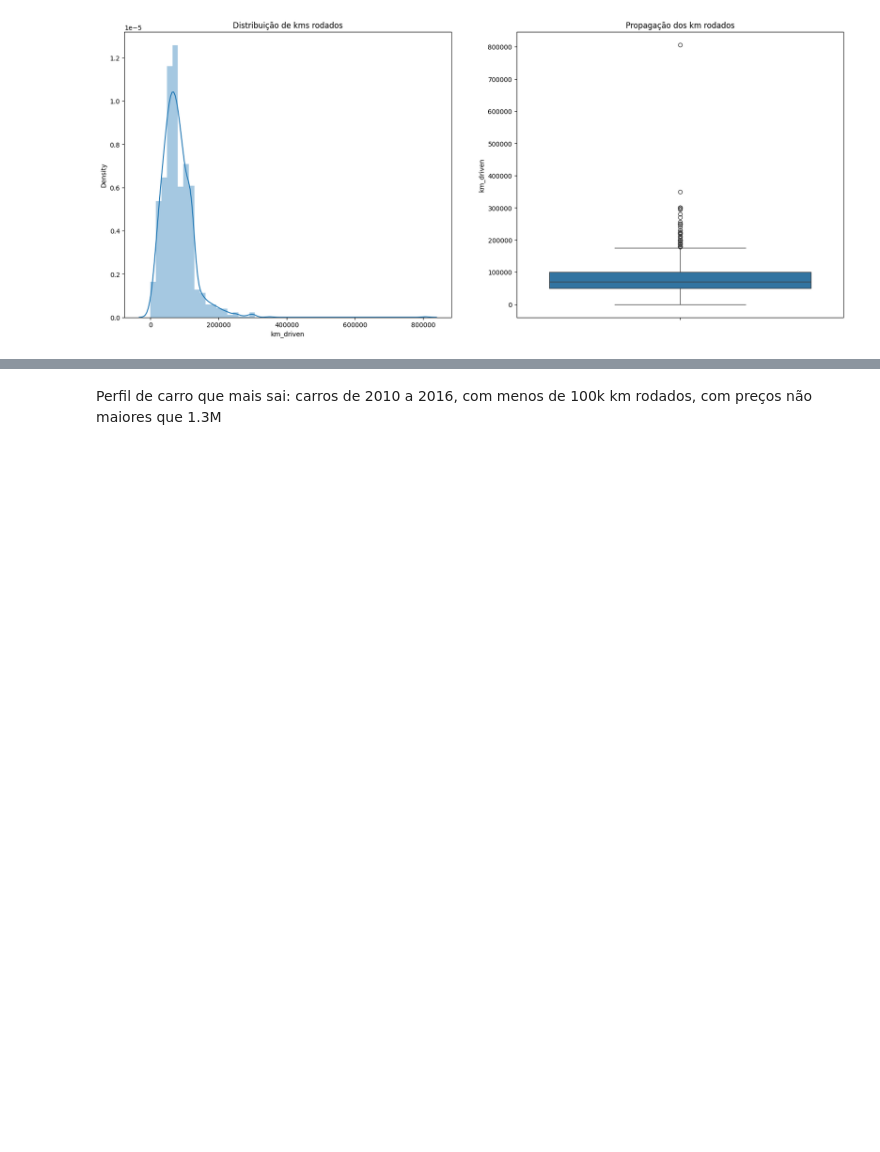
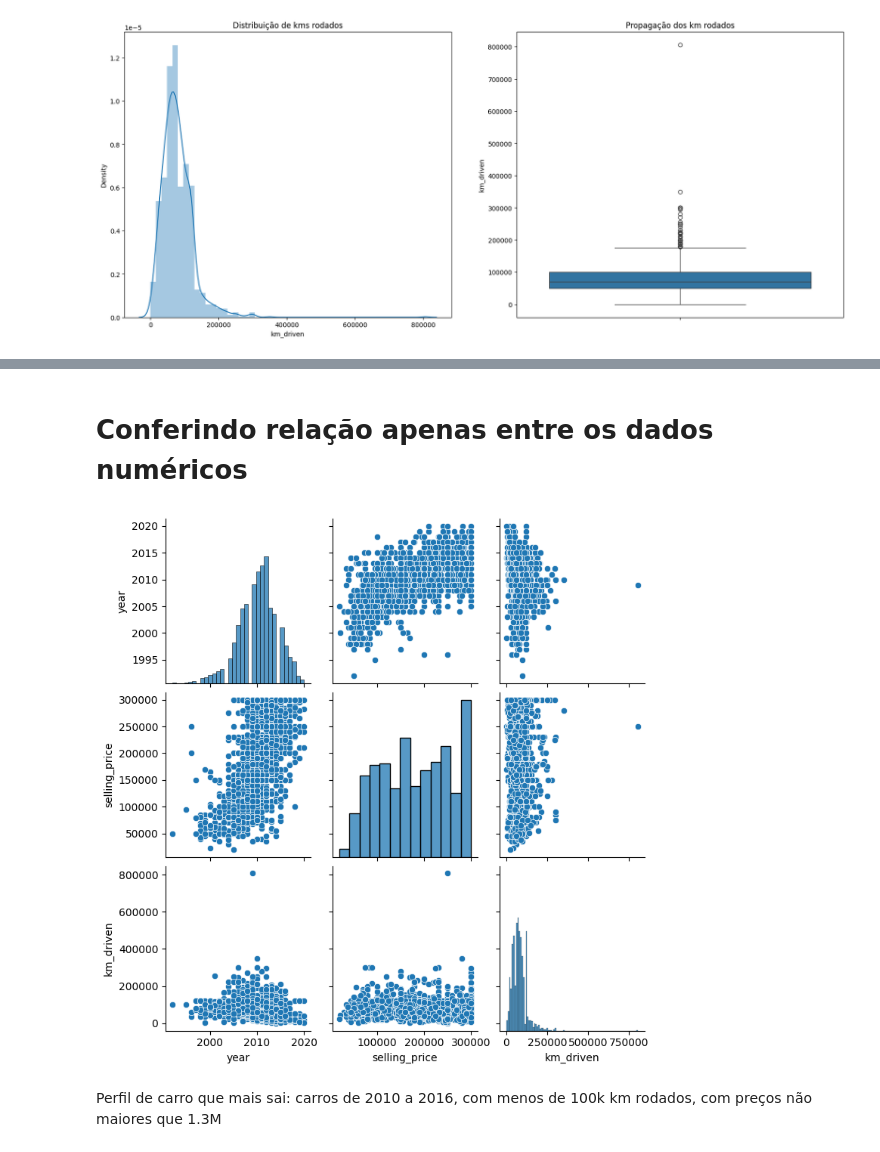
Before and after one commit to Kammer02/A3, a Jupyter notebook: src/notebooks/a3.ipynb, the cells around one changed output, grey strips where cells are left out. Drawn from its saved outputs; the diff is of its cells as text; code cells hidden in the pictures; blank space fills up the shorter version.

Commit message:
Updates correlation pairplots before and after LE

```diff
--- a/src/notebooks/a3.ipynb
+++ b/src/notebooks/a3.ipynb
@@ -184,3 +223,11 @@ plt.show()
+# %% [markdown]
+# Conferindo relação apenas entre os dados numéricos
+# %%
+
+sns.pairplot(data)
+plt.show()
+# %% [output]
+[figure, added]
 # %% [markdown]
 Perfil de carro que mais sai: carros de 2010 a 2016, com menos de 100k km rodados, com preços não maiores que 1.3M
 # %% [markdown]
```
Also changed, not shown: parts of 6 cells of this notebook.
